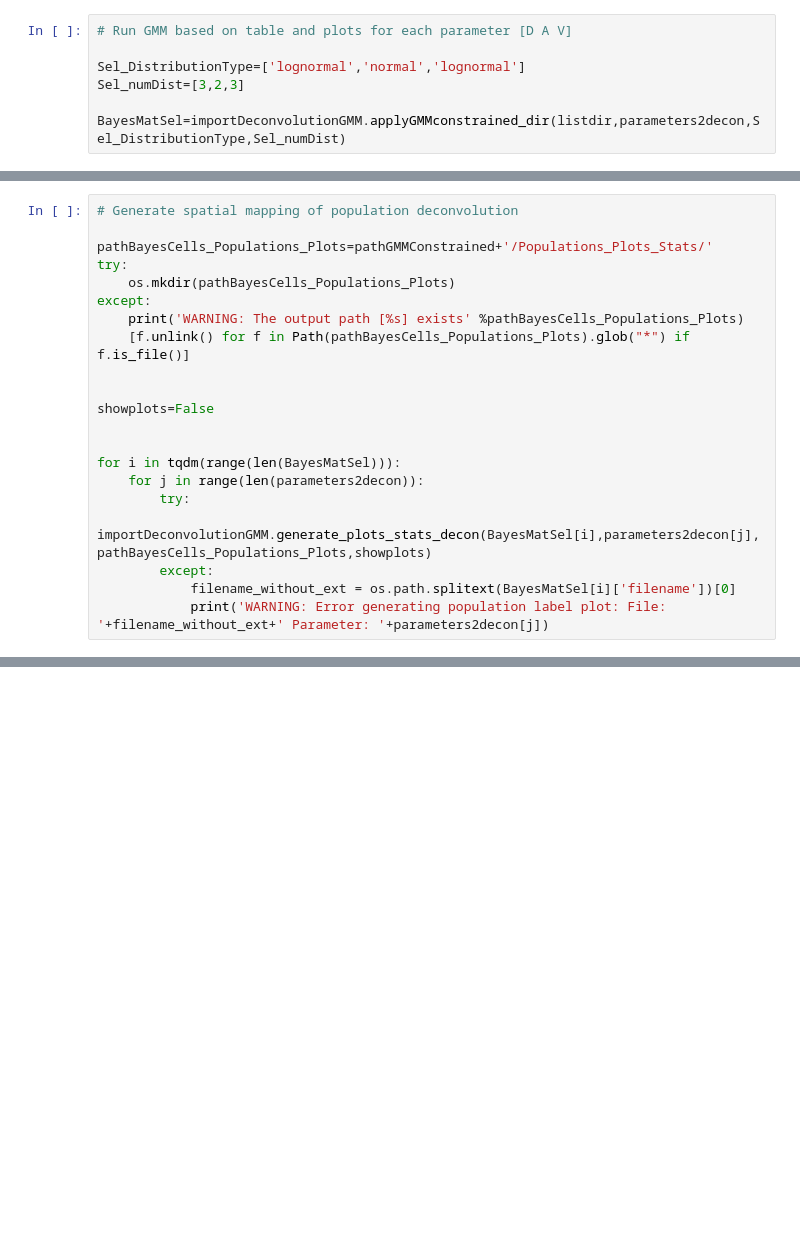
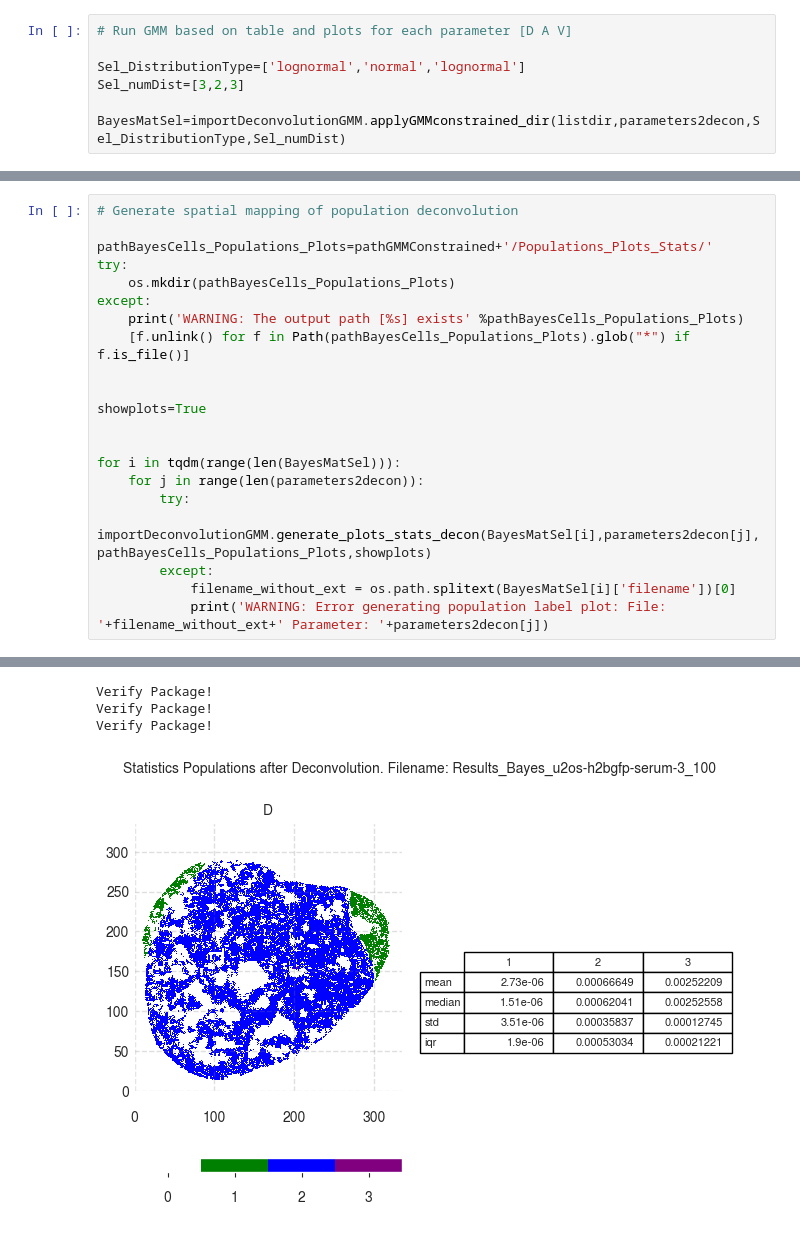
Before and after one commit to marwan-abdellah/hidpy, a Jupyter notebook: notebooks/03-hidpy-stage-2.ipynb, the cells around one changed output, grey strips where cells are left out. Saved outputs shown, nothing was run; the diff lists cells and outputs as text; blank space fills up the shorter version.

```diff
--- a/notebooks/03-hidpy-stage-2.ipynb
+++ b/notebooks/03-hidpy-stage-2.ipynb
@@ -100,7 +104,7 @@ except:
     [f.unlink() for f in Path(pathBayesCells_Populations_Plots).glob("*") if f.is_file()]
 
 
-showplots=False
+showplots=True
 
 
 for i in tqdm(range(len(BayesMatSel))):
@@ -114,0 +119,4 @@ WARNING: The output path [c:\Users\valad\Documents\GitHub\hidpy\notebooks/../out
+Verify Package!
+Verify Package!
+Verify Package!
+[figure, added]
```
Also changed, not shown: parts of 5 cells of this notebook, 17 other files.
